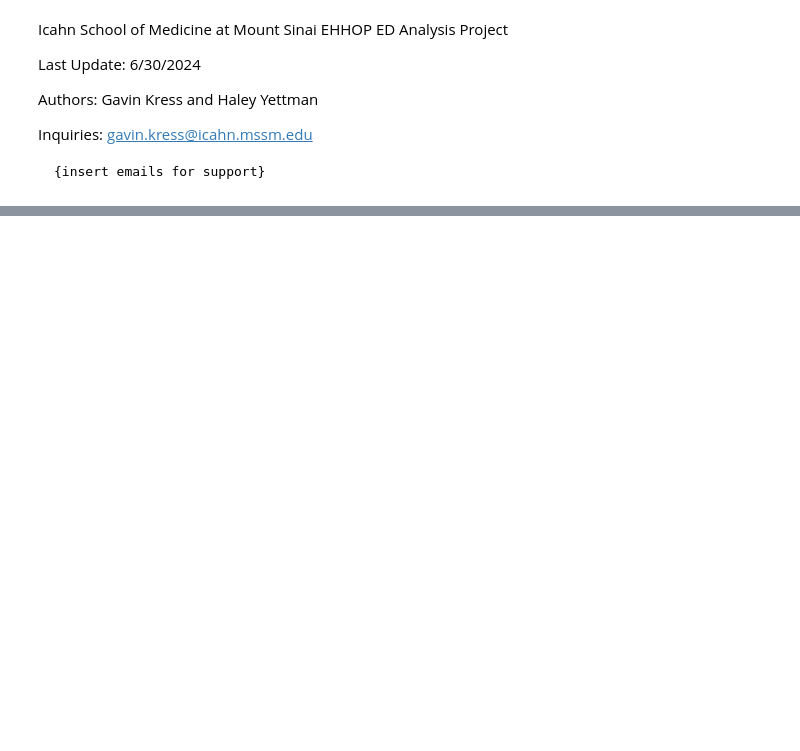
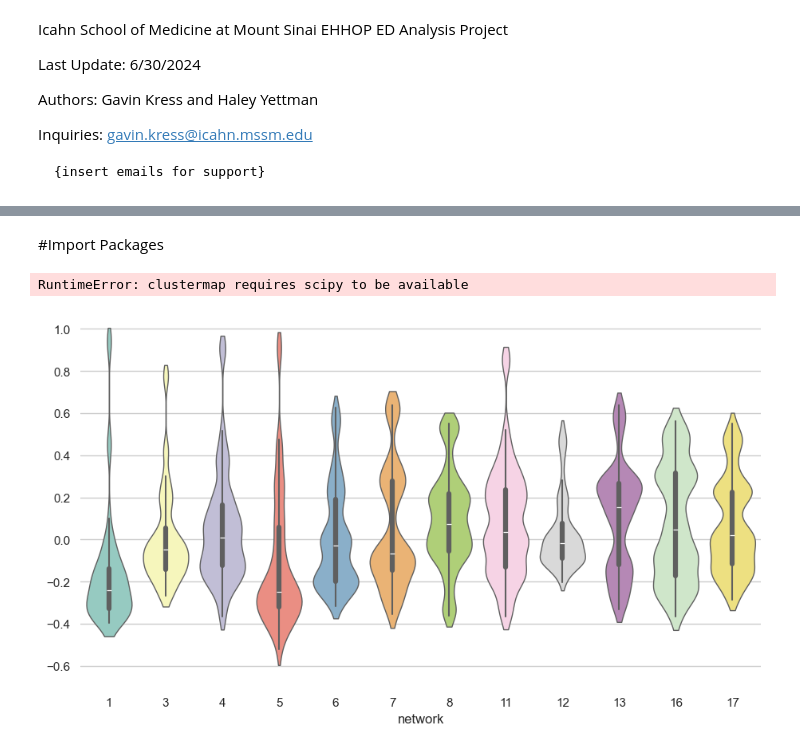
Before and after one commit to gavinkress/EHHOP-ED-Project, a Jupyter notebook: Main Analysis Notebook.ipynb, the cells around one changed output, grey strips where cells are left out. Saved outputs shown, nothing was run; the diff lists cells and outputs as text; code cells hidden in the pictures; blank space fills up the shorter version.

```diff
--- a/Main Analysis Notebook.ipynb
+++ b/Main Analysis Notebook.ipynb
@@ -54,0 +67,2 @@ Successfully installed contourpy-1.2.1 cycler-0.12.1 fonttools-4.53.0 kiwisolver
+# %% [markdown]
+#Import Packages
@@ -55,5 +75,60 @@ Successfully installed contourpy-1.2.1 cycler-0.12.1 fonttools-4.53.0 kiwisolver
 # %%
-#Import packages into script
+sns.set_theme()
 
-import pandas as pd
-import numpy as np
+# Load the brain networks example dataset
+df = sns.load_dataset("brain_networks", header=[0, 1, 2], index_col=0)
+
+# Select a subset of the networks
+used_networks = [1, 5, 6, 7, 8, 12, 13, 17]
+used_columns = (df.columns.get_level_values("network")
+                          .astype(int)
+                          .isin(used_networks))
+df = df.loc[:, used_columns]
+
+# Create a categorical palette to identify the networks
+network_pal = sns.husl_palette(8, s=.45)
+network_lut = dict(zip(map(str, used_networks), network_pal))
+
+# Convert the palette to vectors that will be drawn on the side of the matrix
+networks = df.columns.get_level_values("network")
+network_colors = pd.Series(networks, index=df.columns).map(network_lut)
+
+# Draw the full plot
+g = sns.clustermap(df.corr(), center=0, cmap="vlag",
+                   row_colors=network_colors, col_colors=network_colors,
+                   dendrogram_ratio=(.1, .2),
+                   cbar_pos=(.02, .32, .03, .2),
+                   linewidths=.75, figsize=(12, 13))
+
+g.ax_row_dendrogram.remove()
+# %% [output]
+RuntimeError: clustermap requires scipy to be available
+# %%
+sns.set_theme(style="whitegrid")
+
+# Load the example dataset of brain network correlations
+df = sns.load_dataset("brain_networks", header=[0, 1, 2], index_col=0)
+
+# Pull out a specific subset of networks
+used_networks = [1, 3, 4, 5, 6, 7, 8, 11, 12, 13, 16, 17]
+used_columns = (df.columns.get_level_values("network")
+                          .astype(int)
+                          .isin(used_networks))
+df = df.loc[:, used_columns]
+
+# Compute the correlation matrix and average over networks
+corr_df = df.corr().groupby(level="network").mean()
+corr_df.index = corr_df.index.astype(int)
+corr_df = corr_df.sort_index().T
+
+# Set up the matplotlib figure
+f, ax = plt.subplots(figsize=(11, 6))
+
+# Draw a violinplot with a narrower bandwidth than the default
+sns.violinplot(data=corr_df, bw_adjust=.5, cut=1, linewidth=1, palette="Set3")
+
+# Finalize the figure
+ax.set(ylim=(-.7, 1.05))
+sns.despine(left=True, bottom=True)
+# %% [output]
+[figure, added]
```
Also changed, not shown: parts of 2 cells of this notebook, 1 other file.
